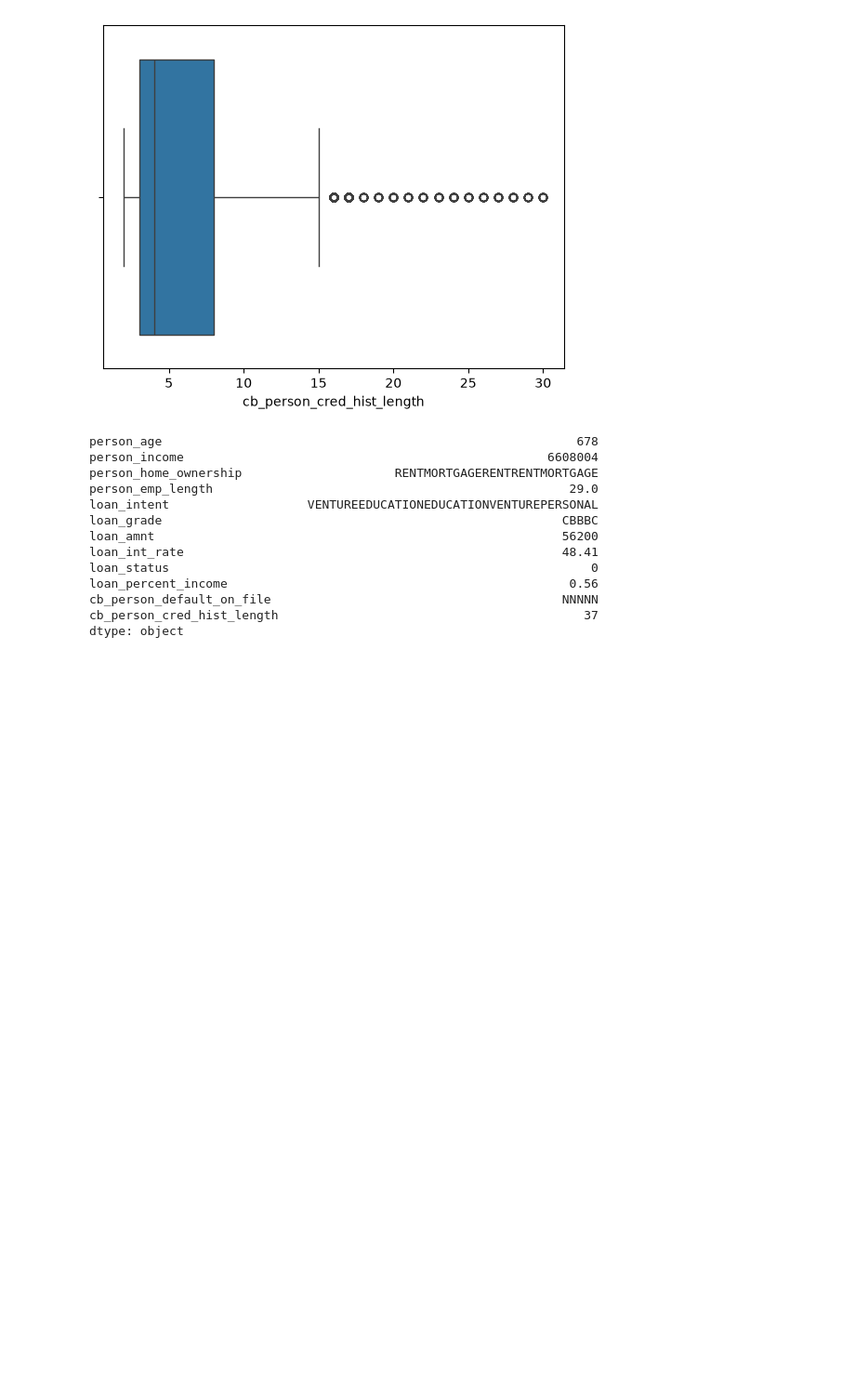
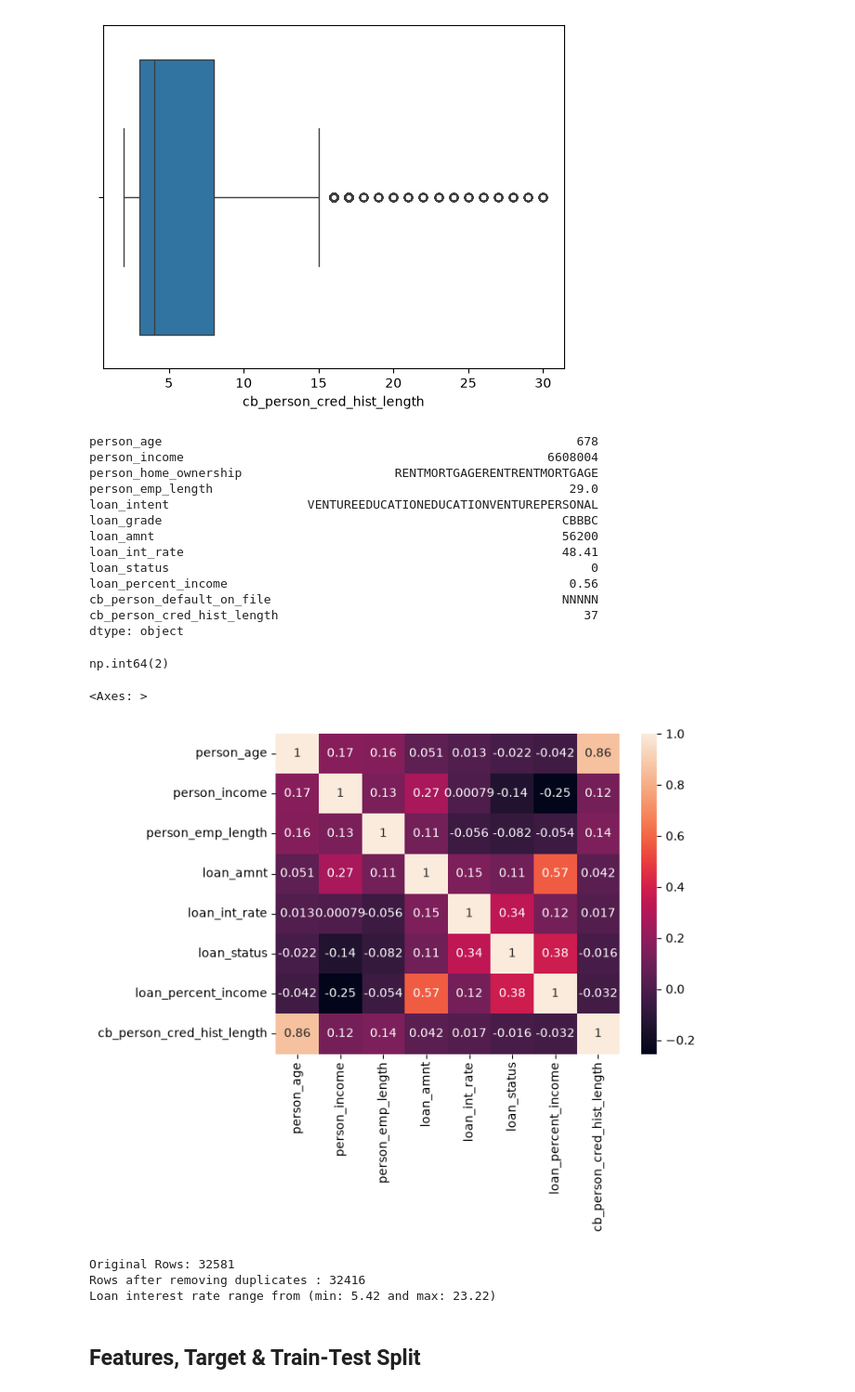
Before and after one commit to TheOnlyUnknown/Machine-Learning-Projects, a Jupyter notebook: Credit Risk ML System/main.ipynb, the cells around one changed output. Shown at 93% size. Saved outputs shown, nothing was run; the diff lists cells and outputs as text; code cells hidden in the pictures; blank space fills up the shorter version.

```diff
--- a/Credit Risk ML System/main.ipynb
+++ b/Credit Risk ML System/main.ipynb
@@ -98,3 +98,34 @@ loan_percent_income                                               0.56
 cb_person_default_on_file                                        NNNNN
 cb_person_cred_hist_length                                          37
 dtype: object
+# %%
+(df['person_emp_length'] > 60).sum()
+# %% [output]
+np.int64(2)
+# %%
+sns.heatmap(df.corr(numeric_only = True), annot = True)
+# %% [output]
+<Axes: >
+[figure, added]
+# %%
+df_copy = df.copy()
+
+#Remove Duplicate Rows
+print(f"Original Rows: {df_copy.shape[0]}")
+df_copy.drop_duplicates(inplace = True)
+print(f"Rows after removing duplicates : {df_copy.shape[0]}")
+
+#Remove ages below 18 or above 100
+df_copy = df_copy[(df_copy['person_age'] >= 18) & (df_copy['person_age'] <= 100)]
+#Remove Employment length greater than age or extreme outliers
+df_copy = df_copy[(df_copy['person_emp_length']) <= 60]
+#Removing any exceptions of 0 or negative loan amount
+df_copy = df_copy[df_copy['loan_amnt'] > 0]
+
+print("Loan interest rate range from (min: 5.42 and max: 23.22)")
+# %% [output]
+Original Rows: 32581
+Rows after removing duplicates : 32416
+Loan interest rate range from (min: 5.42 and max: 23.22)
+# %% [markdown]
+## Features, Target & Train-Test Split
```
Also changed, not shown: parts of 6 cells of this notebook.
